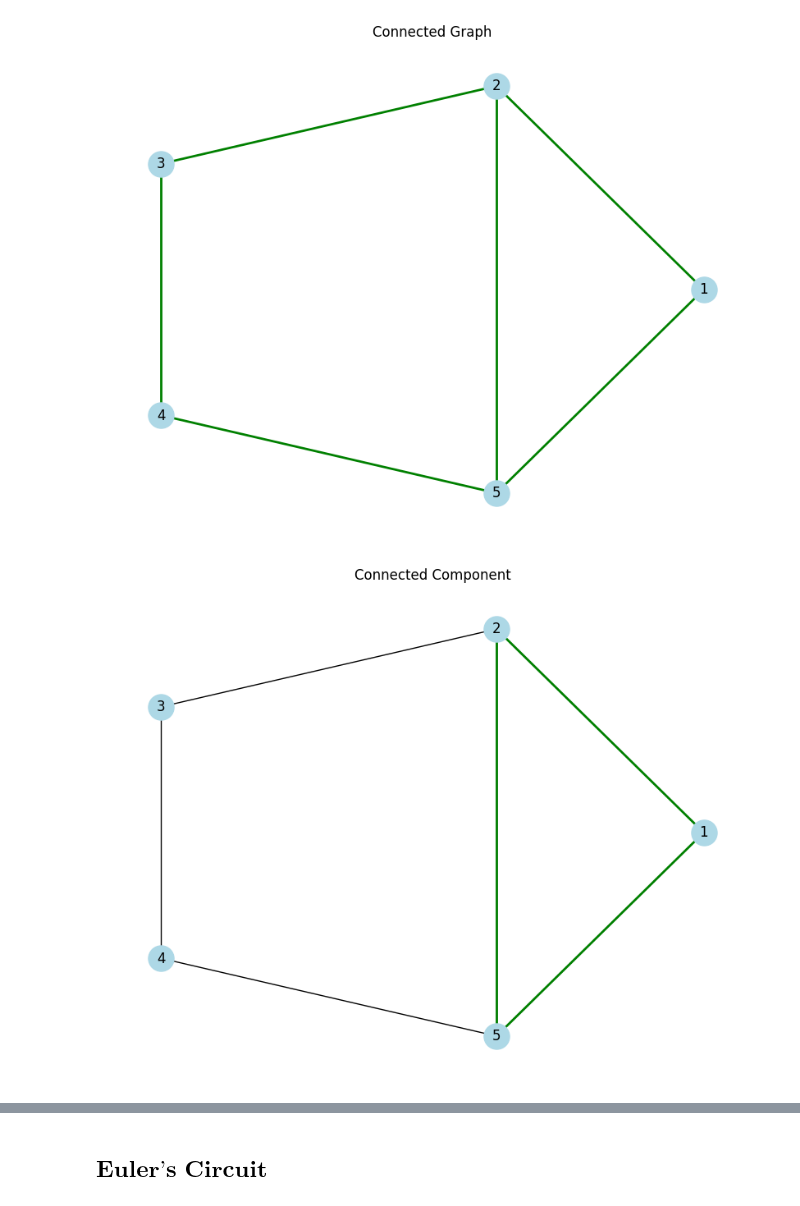
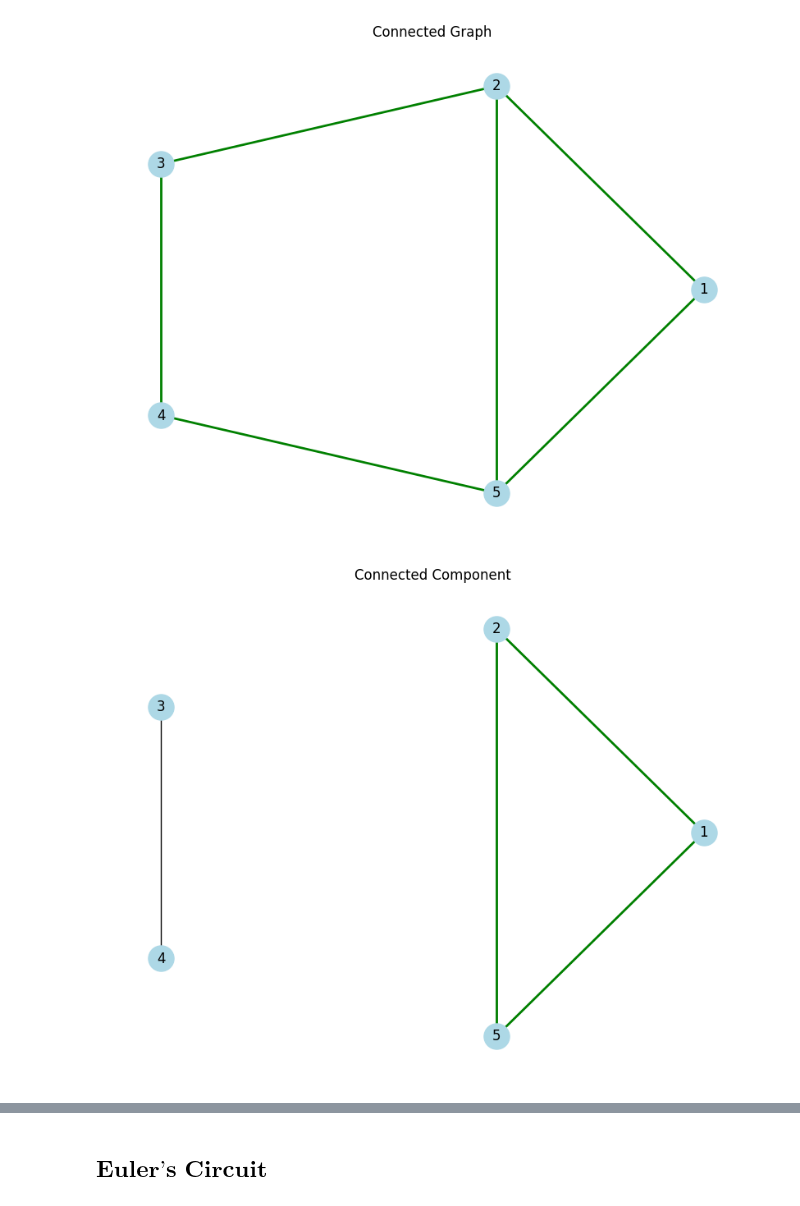
Before and after one commit to Whos-Andrei-Go/Discrete_Math_2, a Jupyter notebook: Programming_Assignments/Lecture_3_Answers.ipynb, the cells around one changed output, grey strips where cells are left out. Saved outputs shown, nothing was run; the diff lists cells and outputs as text; code cells hidden in the pictures.

```diff
--- a/Programming_Assignments/Lecture_3_Answers.ipynb
+++ b/Programming_Assignments/Lecture_3_Answers.ipynb
@@ -323,19 +365,19 @@ plt.show()
 # %%
 import matplotlib.pyplot as plt
 import networkx as nx
 
 # Create a connected graph
 G = nx.Graph()
-G.add_edges_from([(1, 2), (2, 3), (3, 4), (4, 5), (5, 1), (5, 2)])
+G.add_edges_from([(1, 2), (3, 4), (5, 1), (5, 2)])
 
 component_path = [(1, 2), (5, 1), (5, 2)]
 
 # Plot the graph
 plt.figure(figsize=(8, 6))
 pos = nx.circular_layout(G)
 nx.draw(G, pos, with_labels=True, node_size=500, node_color='lightblue')
 nx.draw_networkx_edges(G, pos, edgelist = component_path, edge_color='green', width=2)
 plt.title("Connected Component")
 plt.show()
 # %% [output]
-[figure, old version]
+[figure, new version]
```
Also changed, not shown: parts of 16 cells of this notebook.
